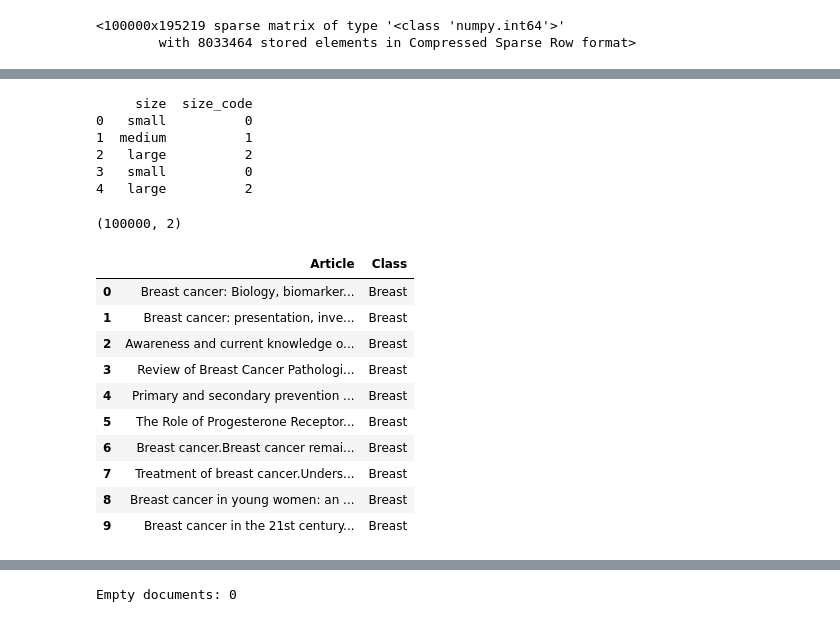
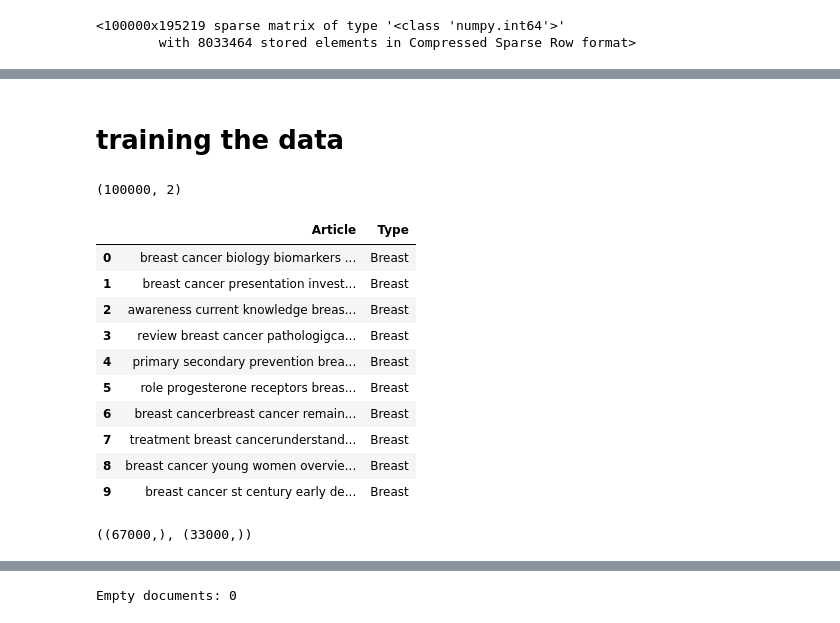
Before and after one commit to Ivansanjaya11/cancer_model, a Jupyter notebook: Retry.ipynb, the cells around one changed output, grey strips where cells are left out. Saved outputs shown, nothing was run; the diff lists cells and outputs as text; code cells hidden in the pictures.

Commit message:
sorted normalization + created cv matrix + created training data + finished 1 ml model (multinomial naive bayes)

```diff
--- a/Retry.ipynb
+++ b/Retry.ipynb
@@ -285,7 +283,7 @@ merged_df['Type'].head
 9999    Bladder
 Name: Type, Length: 100000, dtype: object>
 # %%
-de_articles = merged_df['TI_AB'].tolist()
+only_articles = merged_df['TI_AB'].tolist()
 # %%
 #playground
 
@@ -307,8 +305,8 @@ def normalize_document(doc):
 
 normalize_articles = np.vectorize(normalize_document)
 # %%
-de_normalized_articles = normalize_articles(de_articles)
-de_normalized_articles
+normalized_only_articles = normalize_articles(only_articles)
+normalized_only_articles
 # %% [output]
 array(['breast cancer biology biomarkers treatmentsduring past recent years various therapies emerged era breast cancer breast cancer heterogeneous disease genetic environmental factors involved breas ...
        'breast cancer presentation investigation managementbreast cancer common global malignancy leading cause cancer deaths despite undergraduate postgraduate exposure breast cancer limited impactin ...
@@ -381,51 +378,46 @@ array(['abdominal', 'ability', 'ablation', ..., 'yet', 'young', 'younger'],
-# %%
-import pandas as pd
-
-# create a sample dataframe with a categorical column 'size'
-df = pd.DataFrame({'size': ['small', 'medium', 'large', 'small', 'large']})
-
-# define the ordering of the categories
-size_order = ['small', 'medium', 'large']
-
-# convert the 'size' column to ordered integer codes
-df['size_code'] = pd.Categorical(df['size'], categories=size_order, ordered=True).codes
-
-print(df)
-# %% [output]
-     size  size_code
-0   small          0
-1  medium          1
-2   large          2
-3   small          0
-4   large          2
+# %% [markdown]
+# training the data
 # %%
 #
 #Ch05b - Text Classification - I
 #
 #corpus, target_labels, target_names = (data.data, data.target,
 #                                       [data_labels_map[label] for label in data.target])
 #data_df = pd.DataFrame({'Article': corpus, 'Target Label': target_labels, 'Target Name': target_names})
 #print(data_df.shape)
 #data_df.head(10)
 #corpus, target_labels, target_names = (PubMed_Articles['AB'], [ClassIDMap[label] for label in PubMed_Articles['Type']], PubMed_Articles['Type'])
 #data_df = pd.DataFrame({'Article': corpus, 'Target Label': target_labels, 'Target Name': target_names})
 
-corpus, target_names = (merged_df['TI_AB'],  merged_df['Type'])
+corpus, target_names = (normalized_only_articles,  merged_df['Type'])
 
-data_df = pd.DataFrame({'Article': corpus, 'Class': target_names})
+data_df = pd.DataFrame({'Article': corpus, 'Type': target_names})
 
 print(data_df.shape)
 data_df.head(10)
 # %% [output]
 (100000, 2)
-|  | Article | Class |
-| 0 | Breast cancer: Biology, biomarker... | Breast |
-| 1 | Breast cancer: presentation, inve... | Breast |
-| 2 | Awareness and current knowledge o... | Breast |
-| 3 | Review of Breast Cancer Pathologi... | Breast |
-| 4 | Primary and secondary prevention ... | Breast |
-| 5 | The Role of Progesterone Receptor... | Breast |
-| 6 | Breast cancer.Breast cancer remai... | Breast |
-| 7 | Treatment of breast cancer.Unders... | Breast |
-| 8 | Breast cancer in young women: an ... | Breast |
-| 9 | Breast cancer in the 21st century... | Breast |
+|  | Article | Type |
+| 0 | breast cancer biology biomarkers ... | Breast |
+| 1 | breast cancer presentation invest... | Breast |
+| 2 | awareness current knowledge breas... | Breast |
+| 3 | review breast cancer pathologigca... | Breast |
+| 4 | primary secondary prevention brea... | Breast |
+| 5 | role progesterone receptors breas... | Breast |
+| 6 | breast cancerbreast cancer remain... | Breast |
+| 7 | treatment breast cancerunderstand... | Breast |
+| 8 | breast cancer young women overvie... | Breast |
+| 9 | breast cancer st century early de... | Breast |
+# %%
+from sklearn.model_selection import train_test_split
+'''
+train_corpus, test_corpus, train_label_nums, test_label_nums, train_label_names, test_label_names =\
+                                 train_test_split(np.array(data_df['Clean Article']), np.array(data_df['Target Label']),
+                                                       np.array(data_df['Class']), test_size=0.33, random_state=42)
+'''
+train_corpus, test_corpus,  train_label_names, test_label_names =\
+                                 train_test_split(np.array(data_df['Article']),
+                                                       np.array(data_df['Type']), test_size=0.33, random_state=42)
+train_corpus.shape, test_corpus.shape
+# %% [output]
+((67000,), (33000,))
```
Also changed, not shown: parts of 22 cells of this notebook, 20 other files.
